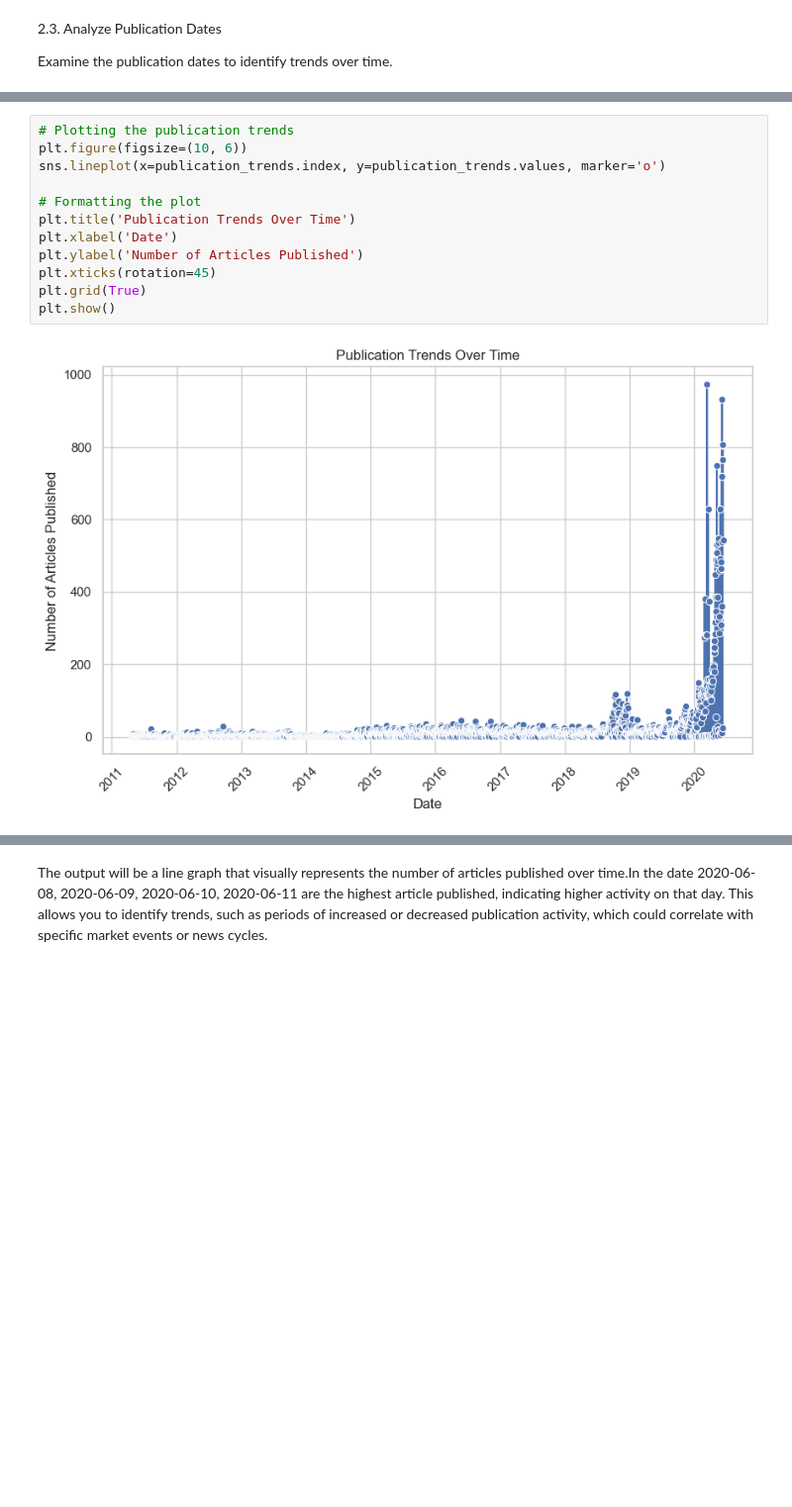
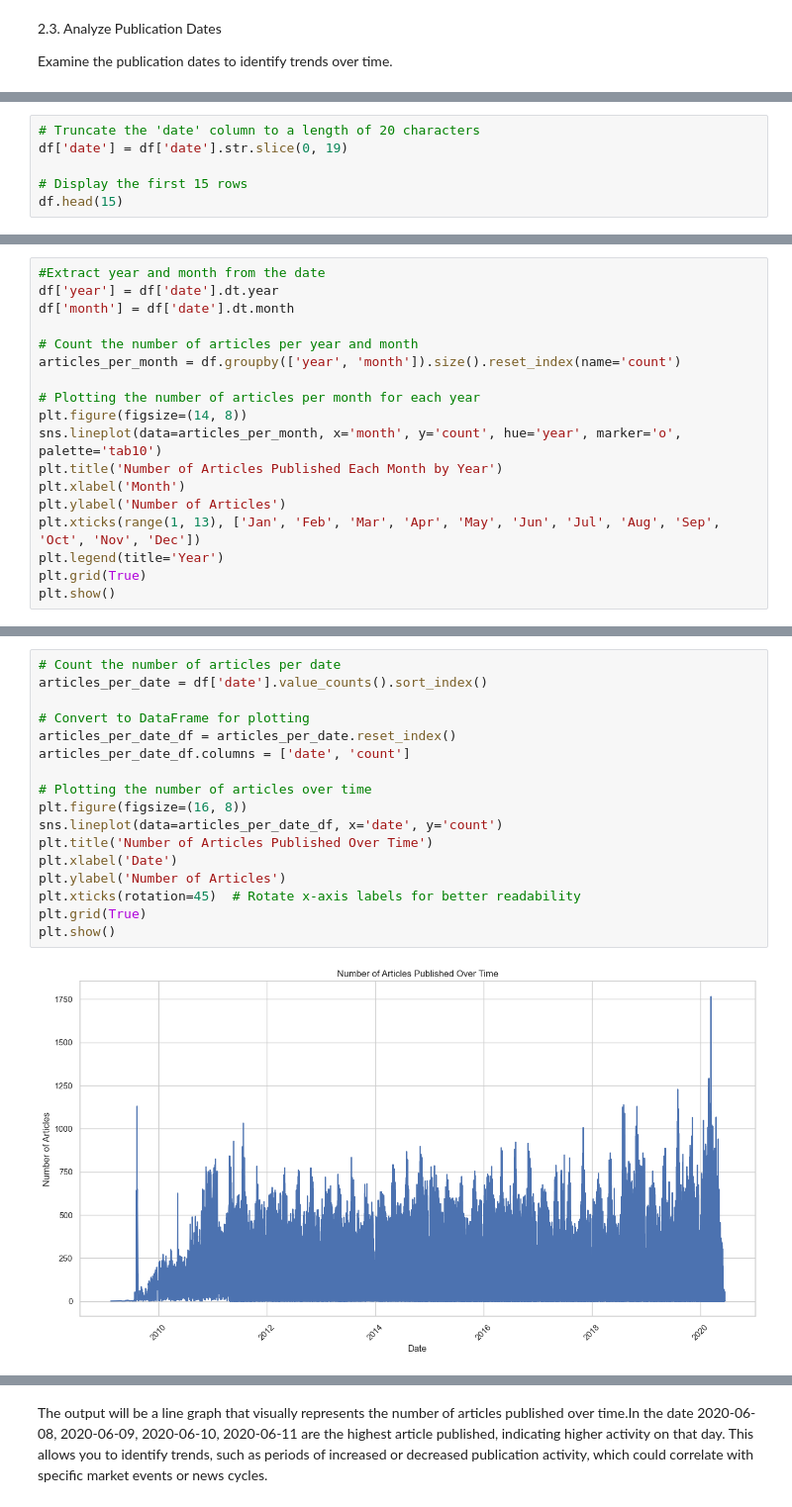
Before and after one commit to Getachew0557/Leveraging-AI-Techniques-for-Financial-News-Sentiment-Analysis-and-Stock-Prediction, a Jupyter notebook: notebooks/model.ipynb, the cells around one changed output, grey strips where cells are left out. Shown at 99% size. Cells and saved outputs as stored; diff of their text form; blank space fills up the shorter version.

```diff
--- a/notebooks/model.ipynb
+++ b/notebooks/model.ipynb
@@ -191,0 +172,6 @@ print(publication_trends)
+# %%
+# Truncate the 'date' column to a length of 20 characters
+df['date'] = df['date'].str.slice(0, 19)
+
+# Display the first 15 rows
+df.head(15)
@@ -231,0 +254,18 @@ df.head(20)
+# %%
+#Extract year and month from the date
+df['year'] = df['date'].dt.year
+df['month'] = df['date'].dt.month
+
+# Count the number of articles per year and month
+articles_per_month = df.groupby(['year', 'month']).size().reset_index(name='count')
+
+# Plotting the number of articles per month for each year
+plt.figure(figsize=(14, 8))
+sns.lineplot(data=articles_per_month, x='month', y='count', hue='year', marker='o', palette='tab10')
+plt.title('Number of Articles Published Each Month by Year')
+plt.xlabel('Month')
+plt.ylabel('Number of Articles')
+plt.xticks(range(1, 13), ['Jan', 'Feb', 'Mar', 'Apr', 'May', 'Jun', 'Jul', 'Aug', 'Sep', 'Oct', 'Nov', 'Dec'])
+plt.legend(title='Year')
+plt.grid(True)
+plt.show()
@@ -232,14 +274,19 @@ df.head(20)
 # %%
-# Plotting the publication trends
-plt.figure(figsize=(10, 6))
-sns.lineplot(x=publication_trends.index, y=publication_trends.values, marker='o')
+# Count the number of articles per date
+articles_per_date = df['date'].value_counts().sort_index()
 
-# Formatting the plot
-plt.title('Publication Trends Over Time')
+# Convert to DataFrame for plotting
+articles_per_date_df = articles_per_date.reset_index()
+articles_per_date_df.columns = ['date', 'count']
+
+# Plotting the number of articles over time
+plt.figure(figsize=(16, 8))
+sns.lineplot(data=articles_per_date_df, x='date', y='count')
+plt.title('Number of Articles Published Over Time')
 plt.xlabel('Date')
-plt.ylabel('Number of Articles Published')
-plt.xticks(rotation=45)
+plt.ylabel('Number of Articles')
+plt.xticks(rotation=45)  # Rotate x-axis labels for better readability
 plt.grid(True)
 plt.show()
 # %% [output]
-[figure, old version]
+[figure, new version]
```
Also changed, not shown: parts of 19 cells of this notebook.
